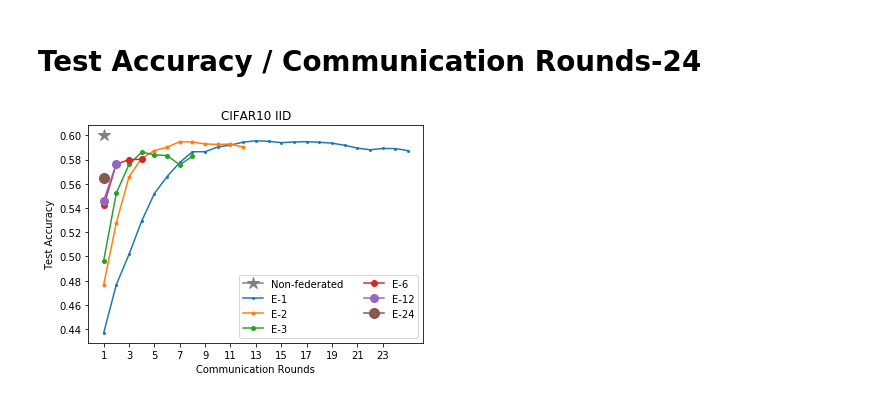
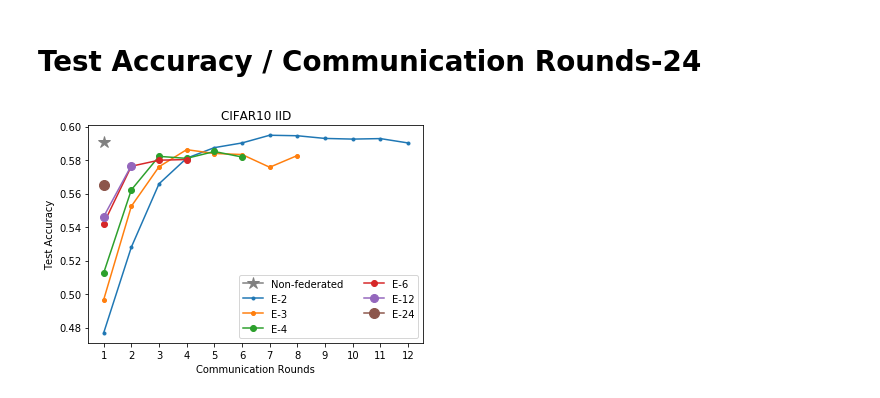
Before and after one commit to abogdanova/FedMed, a Jupyter notebook: Figures.ipynb, the cells around one changed output. Cells and saved outputs as stored; diff of their text form; code cells hidden in the pictures.

```diff
--- a/Figures.ipynb
+++ b/Figures.ipynb
@@ -103,20 +105,20 @@ acc_fed_E12 = [None, 0.5462, 0.5767]
 acc_fed_E24 = [None, 0.565]
 # %%
 plt.plot(acc_non_fed, color="grey",  marker='*', markersize = 12, label="Non-federated")
-plt.plot(acc_fed_E1, marker='o', label='E-1', markersize = 2)
+#plt.plot(acc_fed_E1, marker='o', label='E-1', markersize = 2)
 plt.plot(acc_fed_E2, marker='o', label='E-2', markersize = 3)
 plt.plot(acc_fed_E3, marker='o', label='E-3', markersize = 4)
-#plt.plot(acc_fed_E4, marker='o', label='E-4', markersize = 6)
+plt.plot(acc_fed_E4, marker='o', label='E-4', markersize = 6)
 plt.plot(acc_fed_E6, marker='o', label='E-6', markersize = 6)
 #plt.plot(acc_fed_E8, 'o-', label='E-8', markersize=6)
 plt.plot(acc_fed_E12, 'o-', label='E-12', markersize=8)
 plt.plot(acc_fed_E24, 'o-', label='E-24', markersize=10)
-plt.xticks(np.arange(1, 25, step=2))
+plt.xticks(np.arange(1, 13, step=1))
 plt.ylabel('Test Accuracy')
 plt.xlabel('Communication Rounds')
 plt.title("CIFAR10 IID")
 
 plt.legend(ncol=2)
 plt.show()
 # %% [output]
-[figure, old version]
+[figure, new version]
```
Also changed, not shown: parts of 2 cells of this notebook, 9 other files.
